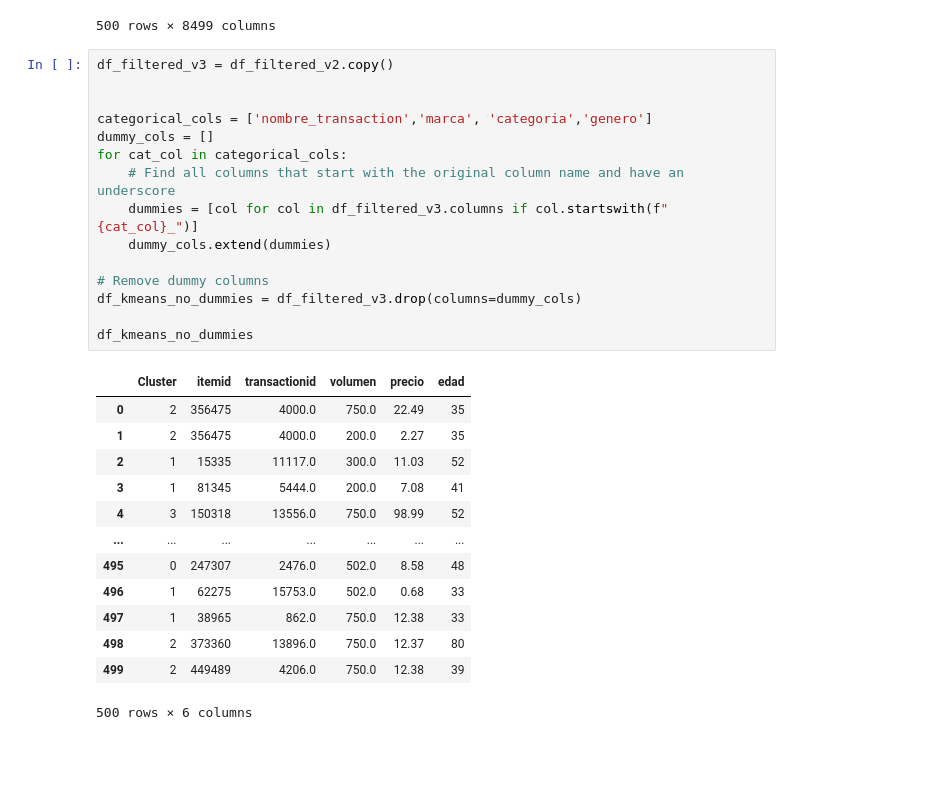
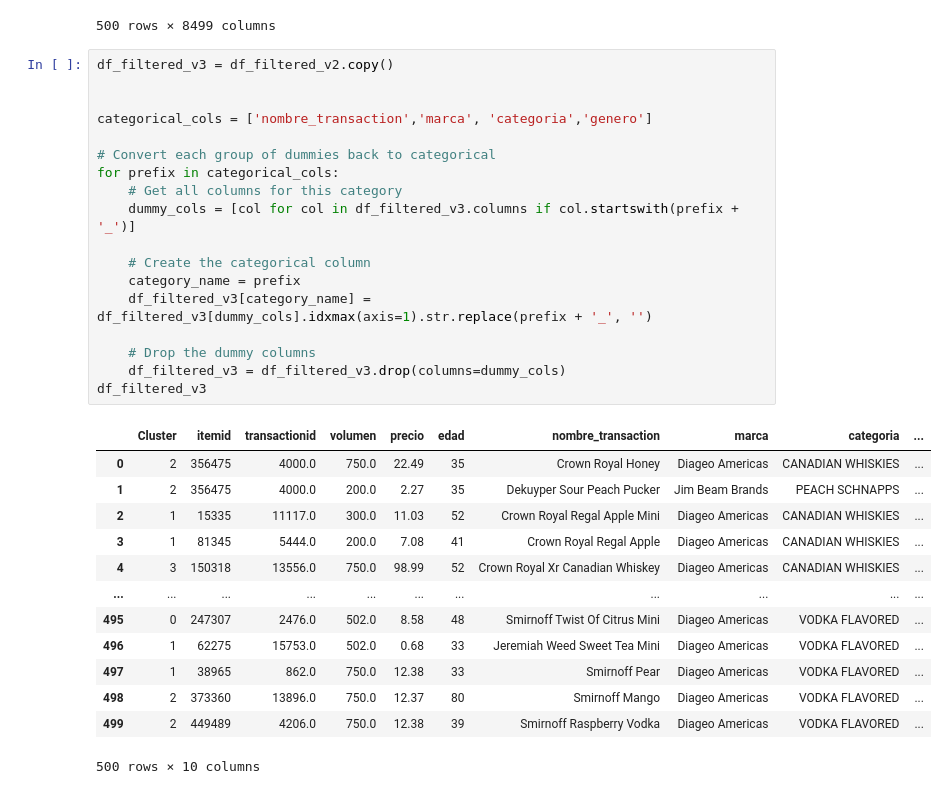
Before and after one commit to cristianreal/data_analytics, a Jupyter notebook: infrastructura/servidor web/desarrollo/scripts/2_Clustering.ipynb, the cells around one changed output. Drawn from its saved outputs; the diff is of its cells as text; blank space fills up the shorter version.

Commit message:
update: modificando notebook de clusterizacion

```diff
--- a/infrastructura/servidor web/desarrollo/scripts/2_Clustering.ipynb
+++ b/infrastructura/servidor web/desarrollo/scripts/2_Clustering.ipynb
@@ -216,32 +216,35 @@ df_filtered_v2
 # %%
 df_filtered_v3 = df_filtered_v2.copy()
 
 
 categorical_cols = ['nombre_transaction','marca', 'categoria','genero']
-dummy_cols = []
-for cat_col in categorical_cols:
-    # Find all columns that start with the original column name and have an underscore
-    dummies = [col for col in df_filtered_v3.columns if col.startswith(f"{cat_col}_")]
-    dummy_cols.extend(dummies)
 
-# Remove dummy columns
-df_kmeans_no_dummies = df_filtered_v3.drop(columns=dummy_cols)
+# Convert each group of dummies back to categorical
+for prefix in categorical_cols:
+    # Get all columns for this category
+    dummy_cols = [col for col in df_filtered_v3.columns if col.startswith(prefix + '_')]
 
-df_kmeans_no_dummies
+    # Create the categorical column
+    category_name = prefix
+    df_filtered_v3[category_name] = df_filtered_v3[dummy_cols].idxmax(axis=1).str.replace(prefix + '_', '')
+
+    # Drop the dummy columns
+    df_filtered_v3 = df_filtered_v3.drop(columns=dummy_cols)
+df_filtered_v3
 # %% [output]
-|  | Cluster | itemid | transactionid | volumen | precio | edad |
-| 0 | 2 | 356475 | 4000.0 | 750.0 | 22.49 | 35 |
-| 1 | 2 | 356475 | 4000.0 | 200.0 | 2.27 | 35 |
-| 2 | 1 | 15335 | 11117.0 | 300.0 | 11.03 | 52 |
-| 3 | 1 | 81345 | 5444.0 | 200.0 | 7.08 | 41 |
-| 4 | 3 | 150318 | 13556.0 | 750.0 | 98.99 | 52 |
-| ... | ... | ... | ... | ... | ... | ... |
-| 495 | 0 | 247307 | 2476.0 | 502.0 | 8.58 | 48 |
-| 496 | 1 | 62275 | 15753.0 | 502.0 | 0.68 | 33 |
-| 497 | 1 | 38965 | 862.0 | 750.0 | 12.38 | 33 |
-| 498 | 2 | 373360 | 13896.0 | 750.0 | 12.37 | 80 |
-| 499 | 2 | 449489 | 4206.0 | 750.0 | 12.38 | 39 |
+|  | Cluster | itemid | transactionid | volumen | precio | edad | nombre_transaction | marca | categoria | ... |
+| 0 | 2 | 356475 | 4000.0 | 750.0 | 22.49 | 35 | Crown Royal Honey | Diageo Americas | CANADIAN WHISKIES | ... |
+| 1 | 2 | 356475 | 4000.0 | 200.0 | 2.27 | 35 | Dekuyper Sour Peach Pucker | Jim Beam Brands | PEACH SCHNAPPS | ... |
+| 2 | 1 | 15335 | 11117.0 | 300.0 | 11.03 | 52 | Crown Royal Regal Apple Mini | Diageo Americas | CANADIAN WHISKIES | ... |
+| 3 | 1 | 81345 | 5444.0 | 200.0 | 7.08 | 41 | Crown Royal Regal Apple | Diageo Americas | CANADIAN WHISKIES | ... |
+| 4 | 3 | 150318 | 13556.0 | 750.0 | 98.99 | 52 | Crown Royal Xr Canadian Whiskey | Diageo Americas | CANADIAN WHISKIES | ... |
+| ... | ... | ... | ... | ... | ... | ... | ... | ... | ... | ... |
+| 495 | 0 | 247307 | 2476.0 | 502.0 | 8.58 | 48 | Smirnoff Twist Of Citrus Mini | Diageo Americas | VODKA FLAVORED | ... |
+| 496 | 1 | 62275 | 15753.0 | 502.0 | 0.68 | 33 | Jeremiah Weed Sweet Tea Mini | Diageo Americas | VODKA FLAVORED | ... |
+| 497 | 1 | 38965 | 862.0 | 750.0 | 12.38 | 33 | Smirnoff Pear | Diageo Americas | VODKA FLAVORED | ... |
+| 498 | 2 | 373360 | 13896.0 | 750.0 | 12.37 | 80 | Smirnoff Mango | Diageo Americas | VODKA FLAVORED | ... |
+| 499 | 2 | 449489 | 4206.0 | 750.0 | 12.38 | 39 | Smirnoff Raspberry Vodka | Diageo Americas | VODKA FLAVORED | ... |
-500 rows × 6 columns
+500 rows × 10 columns
 # %%
 from sqlalchemy import create_engine
 import numpy as np
```
Also changed, not shown: parts of 1 cell of this notebook.
